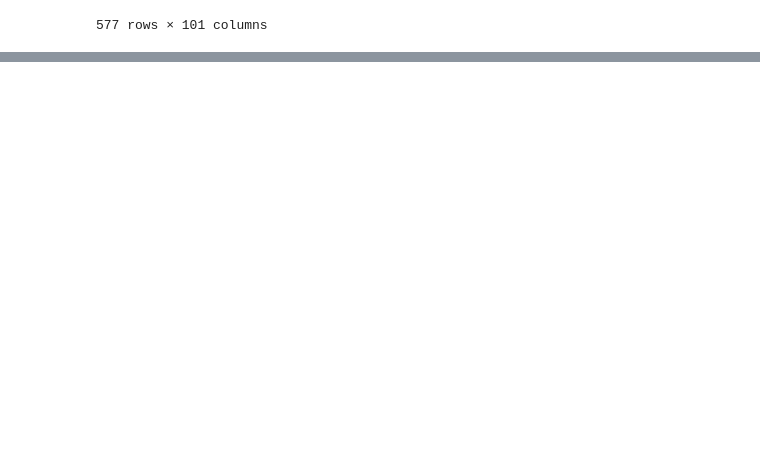
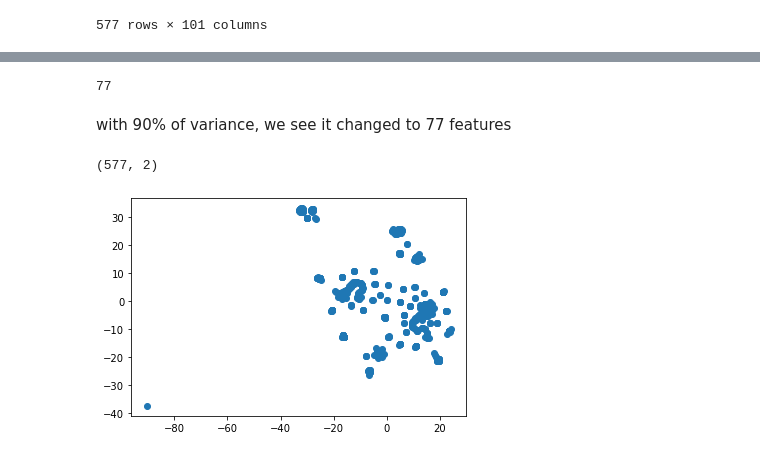
Before and after one commit to junki-ogawa/CryptoClusters, a Jupyter notebook: Crypto Clusters.ipynb, the cells around one changed output, grey strips where cells are left out. Saved outputs shown, nothing was run; the diff lists cells and outputs as text; code cells hidden in the pictures; blank space fills up the shorter version.

```diff
--- a/Crypto Clusters.ipynb
+++ b/Crypto Clusters.ipynb
@@ -72,8 +83,8 @@ df2
 ##text values, Algorithm and ProofType, into numerical data.
 ##To accomplish this task, use Pandas to create dummy variables.
 ##Examine the number of rows and columns of your dataset now. How did they change?
-df2 = pd.get_dummies(df2, columns=['Algorithm', 'ProofType'])
-df2
+X_dummies = pd.get_dummies(df2, columns=['Algorithm', 'ProofType'])
+X_dummies
 # %% [output]
 |  | TotalCoinsMined | TotalCoinSupply | Algorithm_1GB AES Pattern Search | Algorithm_536 | Algorithm_Argon2d | ... |
 | 0 | 4.199995e+01 | 42 | 0 | 0 | 0 | ... |
@@ -91,6 +102,6 @@ df2
 # %%
 # Scaling the X data by using StandardScaler()
 scaler = StandardScaler()
-df2[['TotalCoinSupply', 'TotalCoinsMined']] = scaler.fit_transform(df2[['TotalCoinSupply', 'TotalCoinsMined']])
-df2
+X_scaled = scaler.fit_transform(X_dummies)
+X_scaled[0]
 # %% [output]
@@ -109,0 +130,22 @@ df2
+# %%
+pca1 = PCA(n_components=0.90)
+pca_transformdata = pca1.fit_transform(X_scaled)
+len(pca_transformdata[0])
+# %% [output]
+77
+# %% [markdown]
+with 90% of variance, we see it changed to 77 features
+# %%
+## TSNE
+
+tsne = TSNE(learning_rate=250)
+tsne_features = tsne.fit_transform(pca_transformdata)
+# %%
+tsne_features.shape
+# %% [output]
+(577, 2)
+# %%
+plt.scatter(tsne_features[:,0], tsne_features[:,1])
+plt.show()
+# %% [output]
+[figure, added]
```
Also changed, not shown: parts of 12 cells of this notebook.
